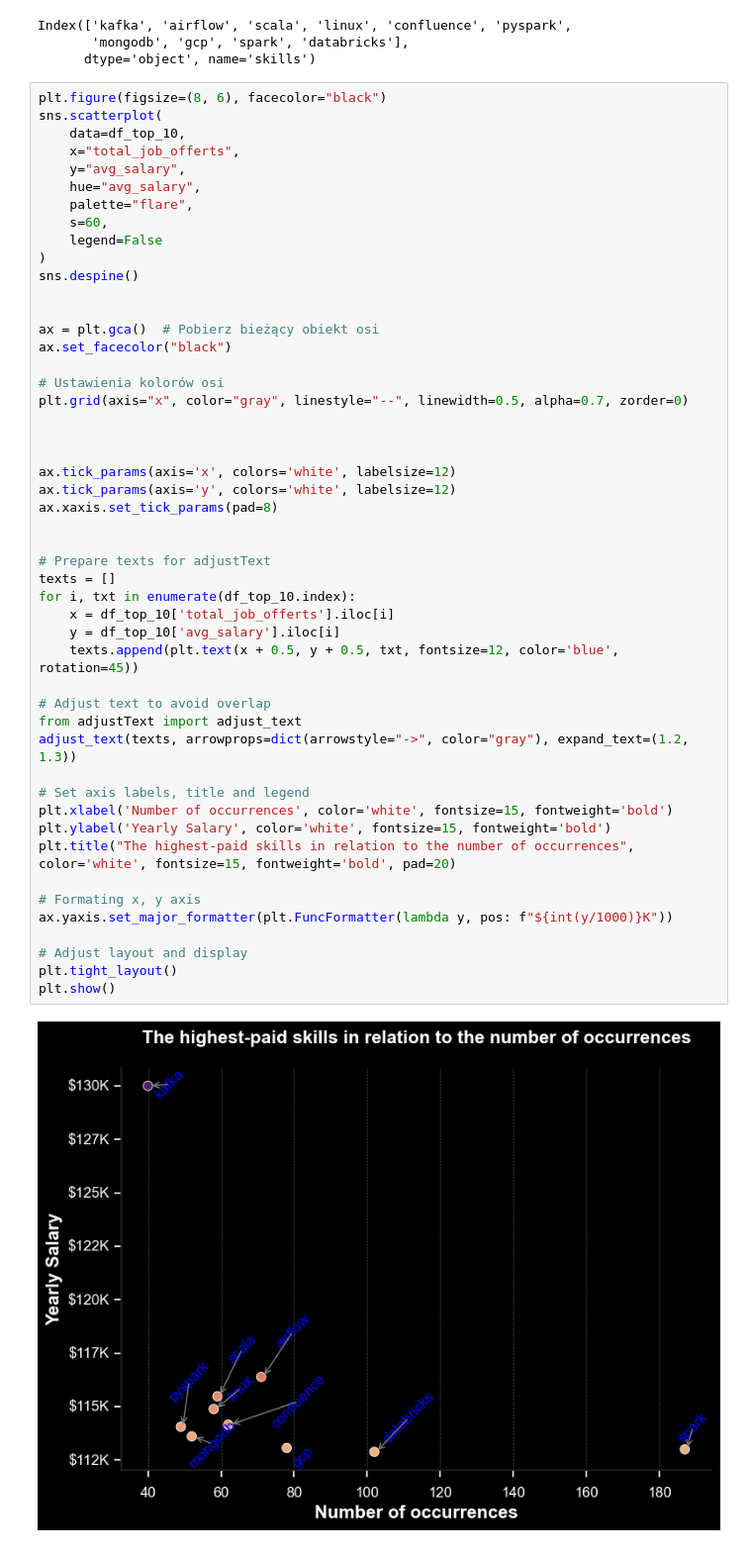
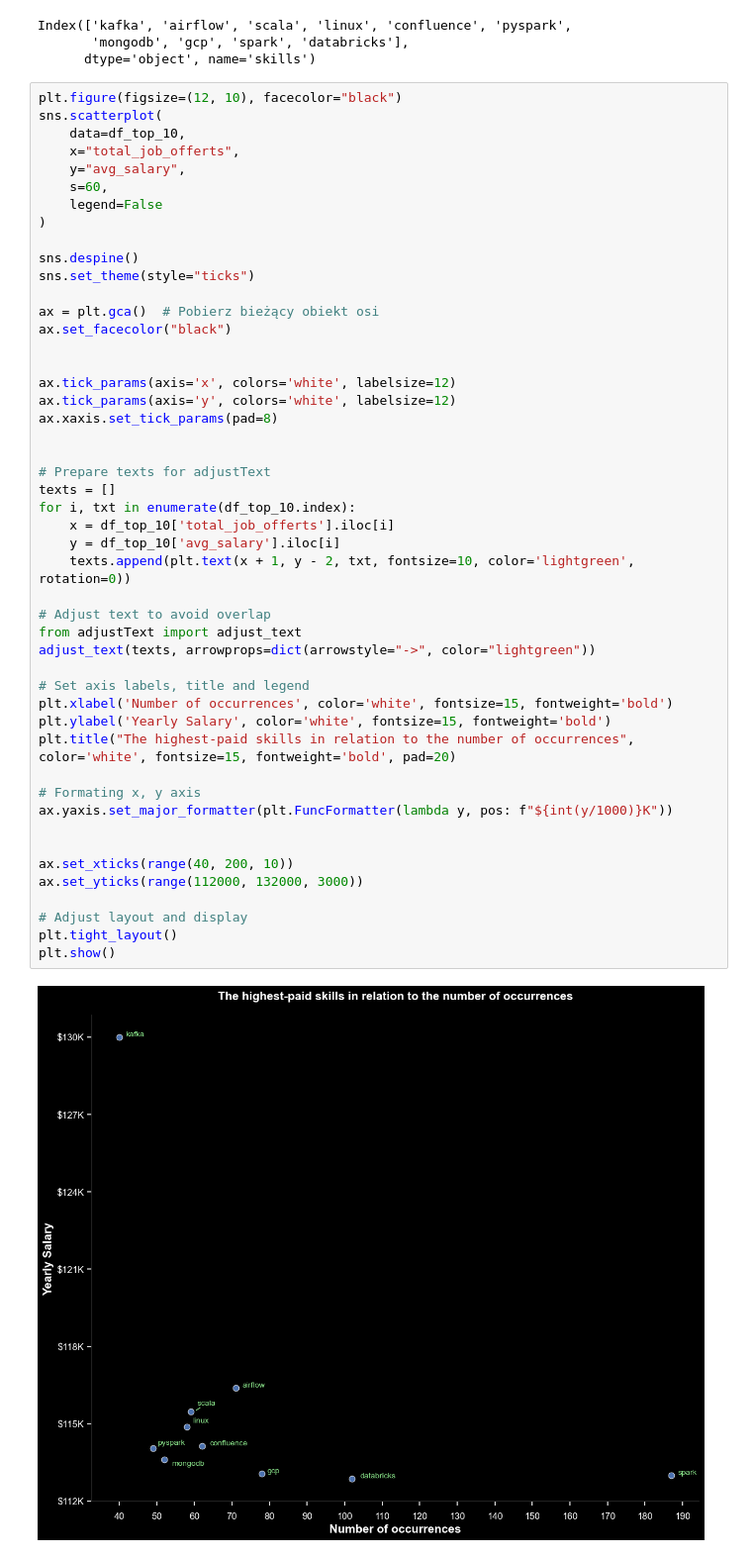
Before and after one commit to TomaszK94/SQL, a Jupyter notebook: Graphs/4_top_skills_based_on_salary.ipynb, the cells around one changed output. Shown at 99% size. Cells and saved outputs as stored; diff of their text form.

Commit message:
4_scatterplot_to_fix

```diff
--- a/Graphs/4_top_skills_based_on_salary.ipynb
+++ b/Graphs/4_top_skills_based_on_salary.ipynb
@@ -90,53 +90,52 @@ Index(['kafka', 'airflow', 'scala', 'linux', 'confluence', 'pyspark',
        'mongodb', 'gcp', 'spark', 'databricks'],
       dtype='object', name='skills')
 # %%
-plt.figure(figsize=(8, 6), facecolor="black")
+plt.figure(figsize=(12, 10), facecolor="black")
 sns.scatterplot(
     data=df_top_10,
     x="total_job_offerts",
     y="avg_salary",
-    hue="avg_salary",
-    palette="flare",
     s=60,
     legend=False
 )
+
 sns.despine()
-
+sns.set_theme(style="ticks")
 
 ax = plt.gca()  # Pobierz bieżący obiekt osi
 ax.set_facecolor("black")
-
-# Ustawienia kolorów osi
-plt.grid(axis="x", color="gray", linestyle="--", linewidth=0.5, alpha=0.7, zorder=0)
-
 
 
 ax.tick_params(axis='x', colors='white', labelsize=12)
 ax.tick_params(axis='y', colors='white', labelsize=12)
 ax.xaxis.set_tick_params(pad=8)
 
 
 # Prepare texts for adjustText
 texts = []
 for i, txt in enumerate(df_top_10.index):
     x = df_top_10['total_job_offerts'].iloc[i]
     y = df_top_10['avg_salary'].iloc[i]
-    texts.append(plt.text(x + 0.5, y + 0.5, txt, fontsize=12, color='blue', rotation=45))
+    texts.append(plt.text(x + 1, y - 2, txt, fontsize=10, color='lightgreen', rotation=0))
 
 # Adjust text to avoid overlap
 from adjustText import adjust_text
-adjust_text(texts, arrowprops=dict(arrowstyle="->", color="gray"), expand_text=(1.2, 1.3))
+adjust_text(texts, arrowprops=dict(arrowstyle="->", color="lightgreen"))
 
 # Set axis labels, title and legend
 plt.xlabel('Number of occurrences', color='white', fontsize=15, fontweight='bold')
 plt.ylabel('Yearly Salary', color='white', fontsize=15, fontweight='bold')
 plt.title("The highest-paid skills in relation to the number of occurrences", color='white', fontsize=15, fontweight='bold', pad=20)
 
 # Formating x, y axis
 ax.yaxis.set_major_formatter(plt.FuncFormatter(lambda y, pos: f"${int(y/1000)}K"))
 
+
+ax.set_xticks(range(40, 200, 10))
+ax.set_yticks(range(112000, 132000, 3000))
+
 # Adjust layout and display
 plt.tight_layout()
 plt.show()
 # %% [output]
-[figure, old version]
+[figure, new version]
```
